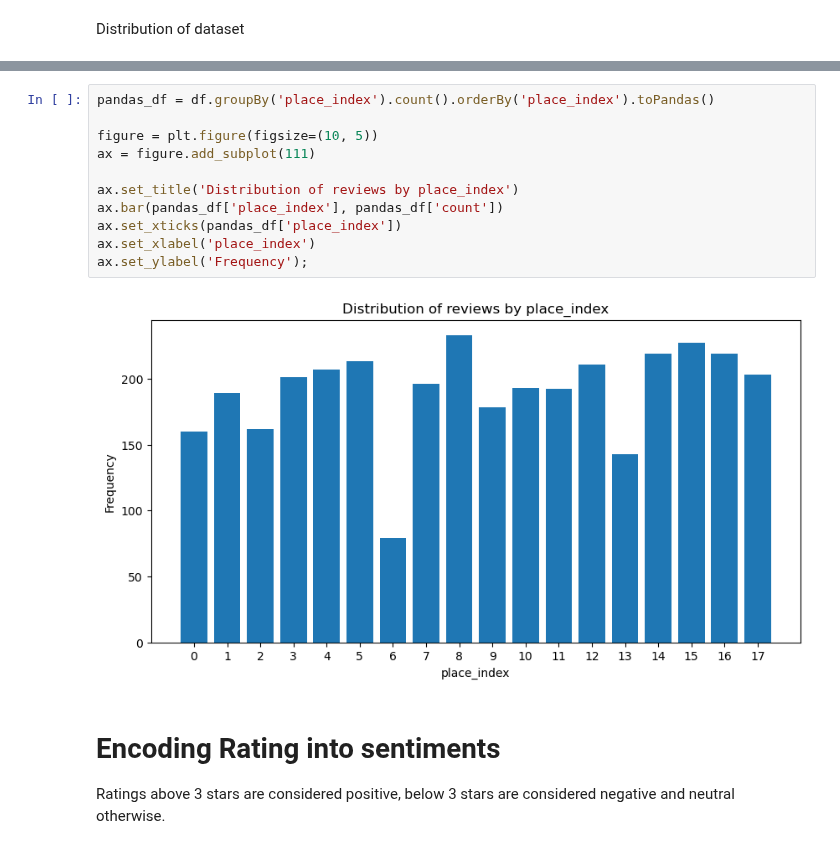
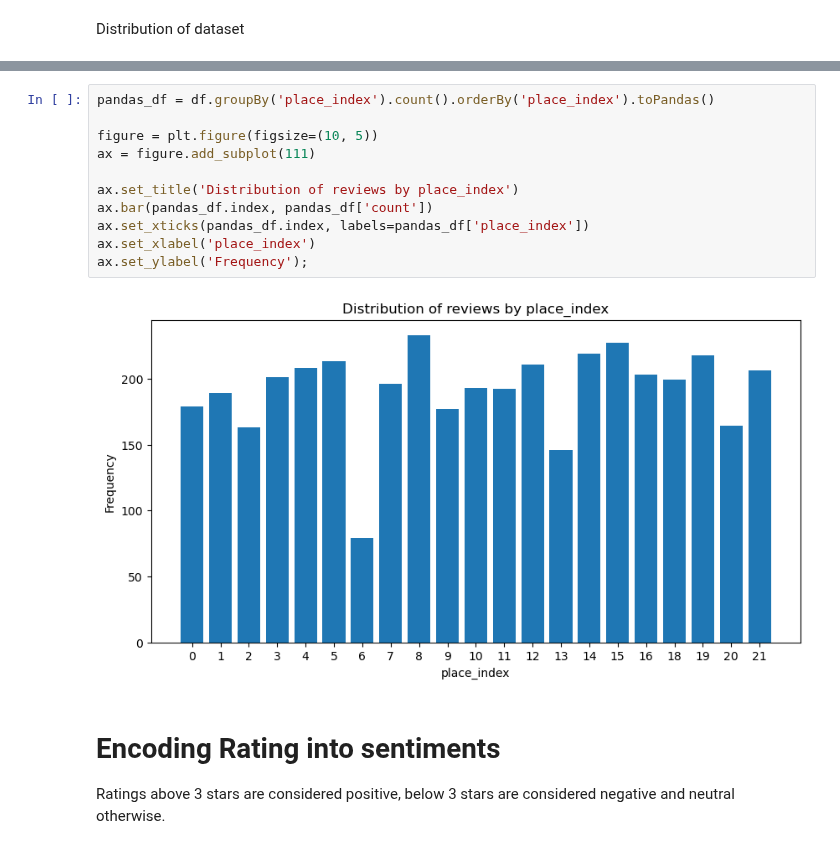
Before and after one commit to Ngoc-Cac/kfc-reviews-with-bigdata, a Jupyter notebook: sentiment_analysis/preprocessing.ipynb, the cells around one changed output, grey strips where cells are left out. Saved outputs shown, nothing was run; the diff lists cells and outputs as text.

```diff
--- a/sentiment_analysis/preprocessing.ipynb
+++ b/sentiment_analysis/preprocessing.ipynb
@@ -55,16 +55,16 @@ ax.set_ylabel('Frequency');
 # %%
 pandas_df = df.groupBy('place_index').count().orderBy('place_index').toPandas()
 
 figure = plt.figure(figsize=(10, 5))
 ax = figure.add_subplot(111)
 
 ax.set_title('Distribution of reviews by place_index')
-ax.bar(pandas_df['place_index'], pandas_df['count'])
-ax.set_xticks(pandas_df['place_index'])
+ax.bar(pandas_df.index, pandas_df['count'])
+ax.set_xticks(pandas_df.index, labels=pandas_df['place_index'])
 ax.set_xlabel('place_index')
 ax.set_ylabel('Frequency');
 # %% [output]
-[figure, old version]
+[figure, new version]
 # %% [markdown]
 # Encoding Rating into sentiments
 Ratings above 3 stars are considered positive, below 3 stars are considered negative and neutral otherwise.
```
Also changed, not shown: parts of 6 cells of this notebook, 12 other files.
